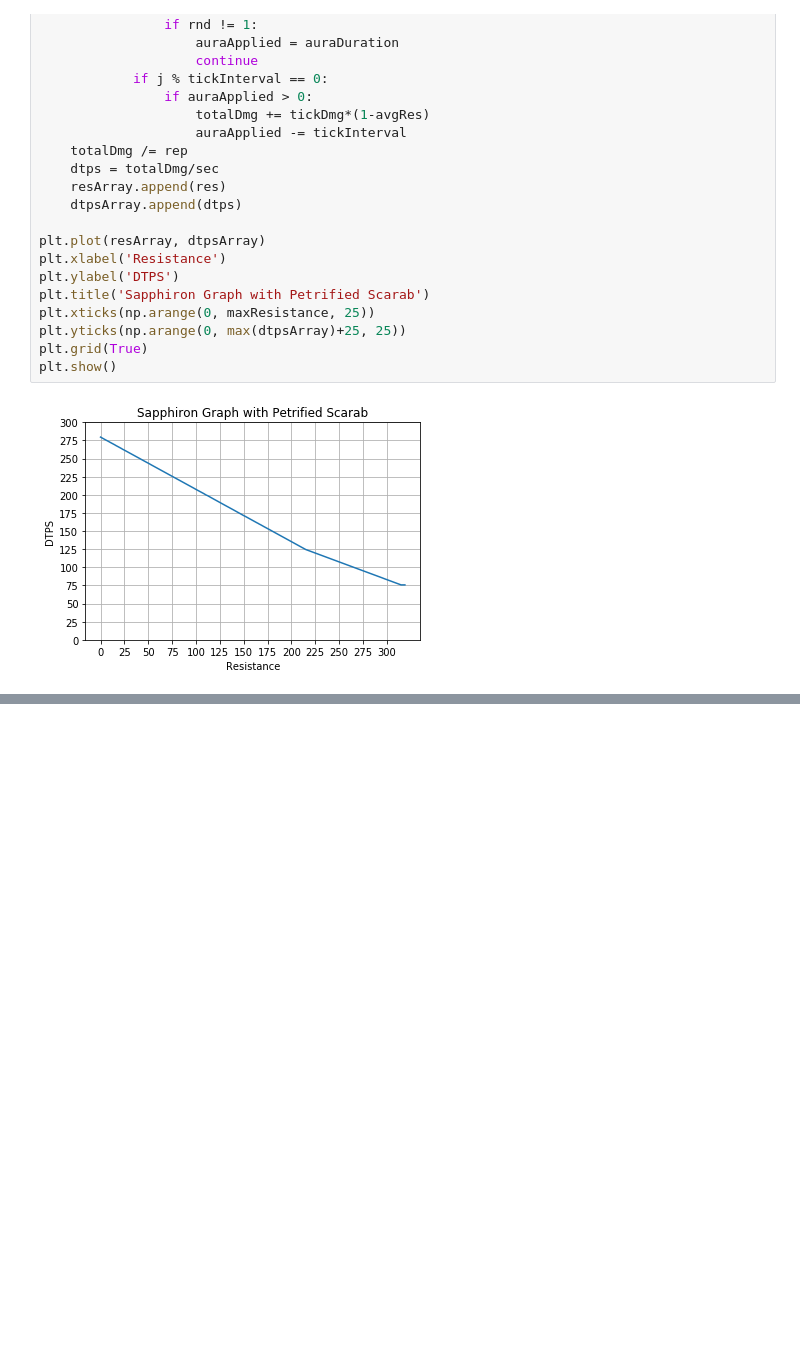
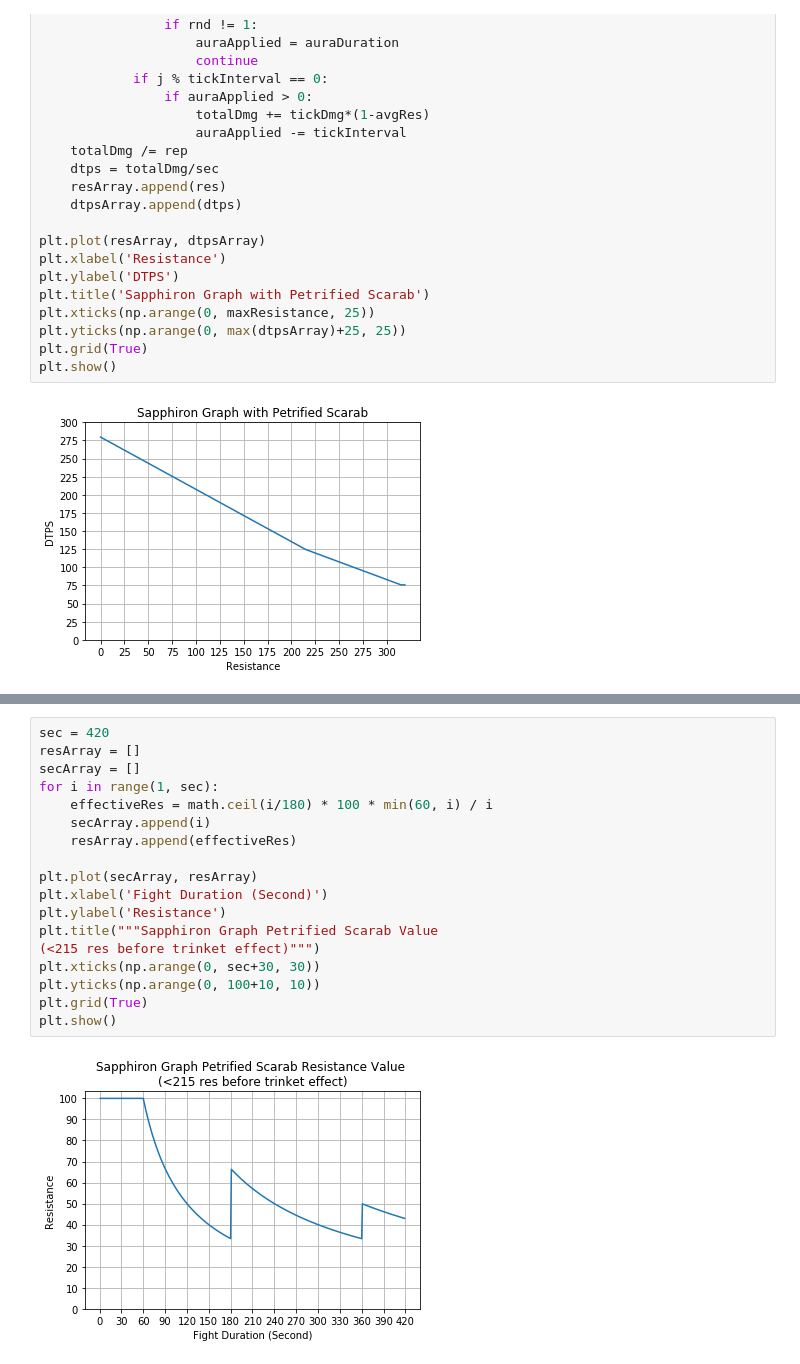
Before and after one commit to zelazrgn/sapphiron-dtps-vs-resistances, a Jupyter notebook: sapphiron-dtps-vs-resistances.ipynb, the cells around one changed output, grey strips where cells are left out. Cells and saved outputs as stored; diff of their text form; blank space fills up the shorter version.

```diff
--- a/sapphiron-dtps-vs-resistances.ipynb
+++ b/sapphiron-dtps-vs-resistances.ipynb
@@ -255,0 +333,20 @@ plt.show()
+# %%
+sec = 420
+resArray = []
+secArray = []
+for i in range(1, sec):
+    effectiveRes = math.ceil(i/180) * 100 * min(60, i) / i
+    secArray.append(i)
+    resArray.append(effectiveRes)
+
+plt.plot(secArray, resArray)
+plt.xlabel('Fight Duration (Second)')
+plt.ylabel('Resistance')
+plt.title("""Sapphiron Graph Petrified Scarab Value
+(<215 res before trinket effect)""")
+plt.xticks(np.arange(0, sec+30, 30))
+plt.yticks(np.arange(0, 100+10, 10))
+plt.grid(True)
+plt.show()
+# %% [output]
+[figure, added]
```
Also changed, not shown: parts of 4 cells of this notebook.
